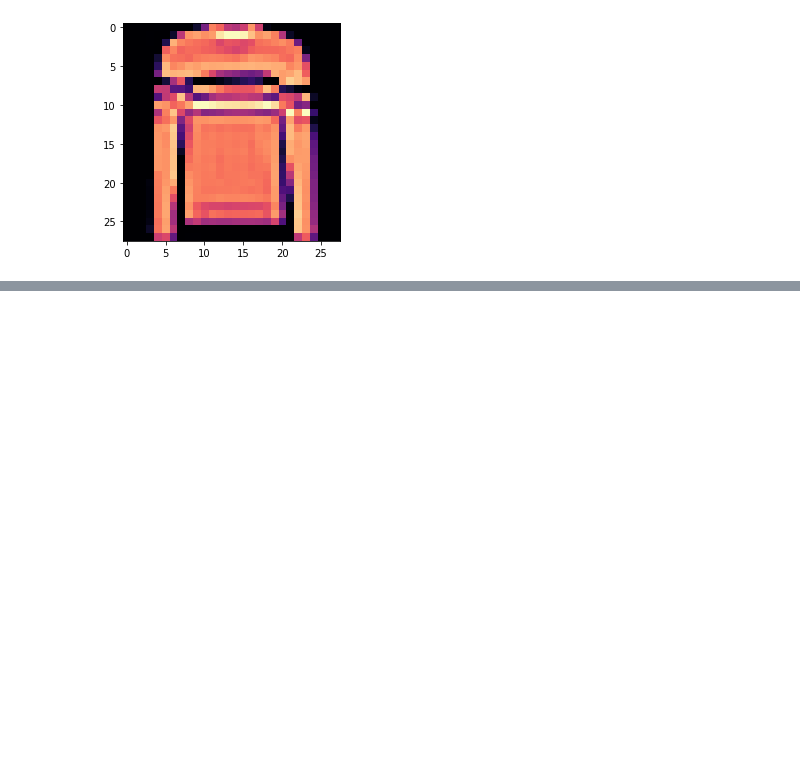
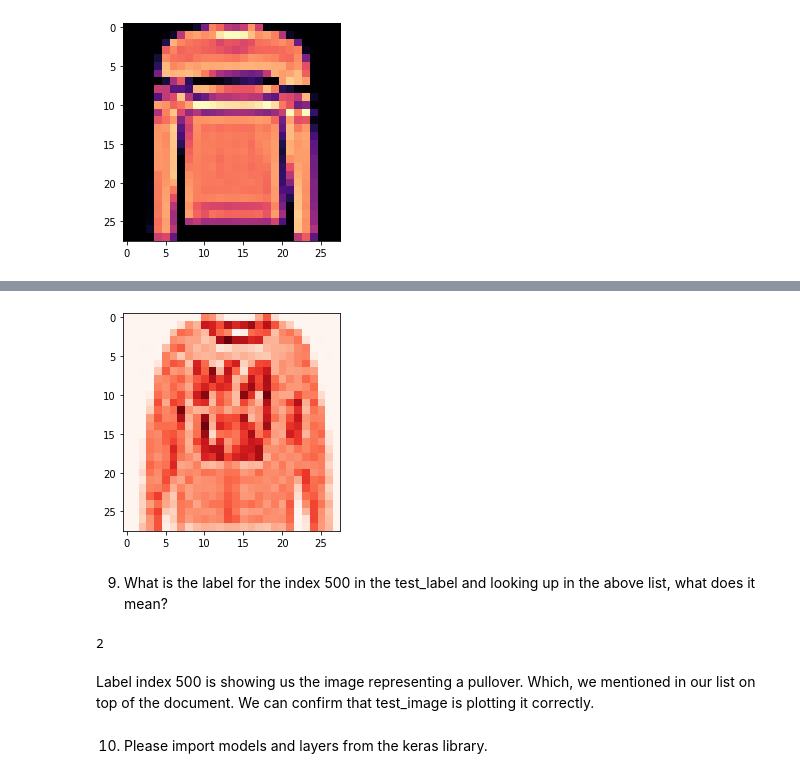
Before and after one commit to qlows/Deep-Learning, a Jupyter notebook: assignment1/assingment1.ipynb, the cells around one changed output, grey strips where cells are left out. Drawn from its saved outputs; the diff is of its cells as text; code cells hidden in the pictures; blank space fills up the shorter version.

```diff
--- a/assignment1/assingment1.ipynb
+++ b/assignment1/assingment1.ipynb
@@ -81,0 +145,15 @@ plt.show()
+# %%
+plt.imshow(test_images[500], cmap='Reds')
+plt.show()
+# %% [output]
+[figure, added]
+# %% [markdown]
+9.	What is the label for the index 500 in the test_label and looking up in the above list, what does it mean?
+# %%
+test_labels[500]
+# %% [output]
+2
+# %% [markdown]
+Label index 500 is showing us the image representing a pullover. Which, we mentioned in our list on top of the document. We can confirm that test_image is plotting it correctly.
+# %% [markdown]
+10.	Please import models and layers from the keras library.
```
Also changed, not shown: parts of 14 cells of this notebook.
